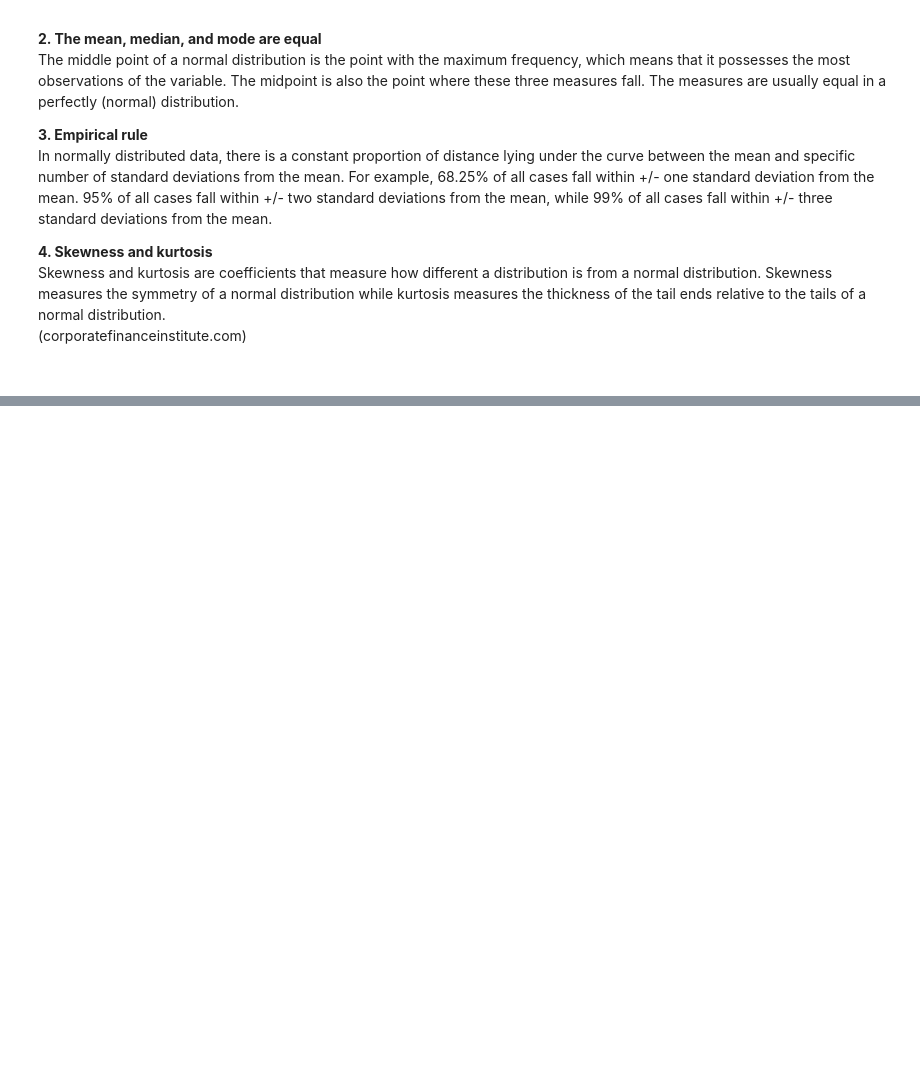
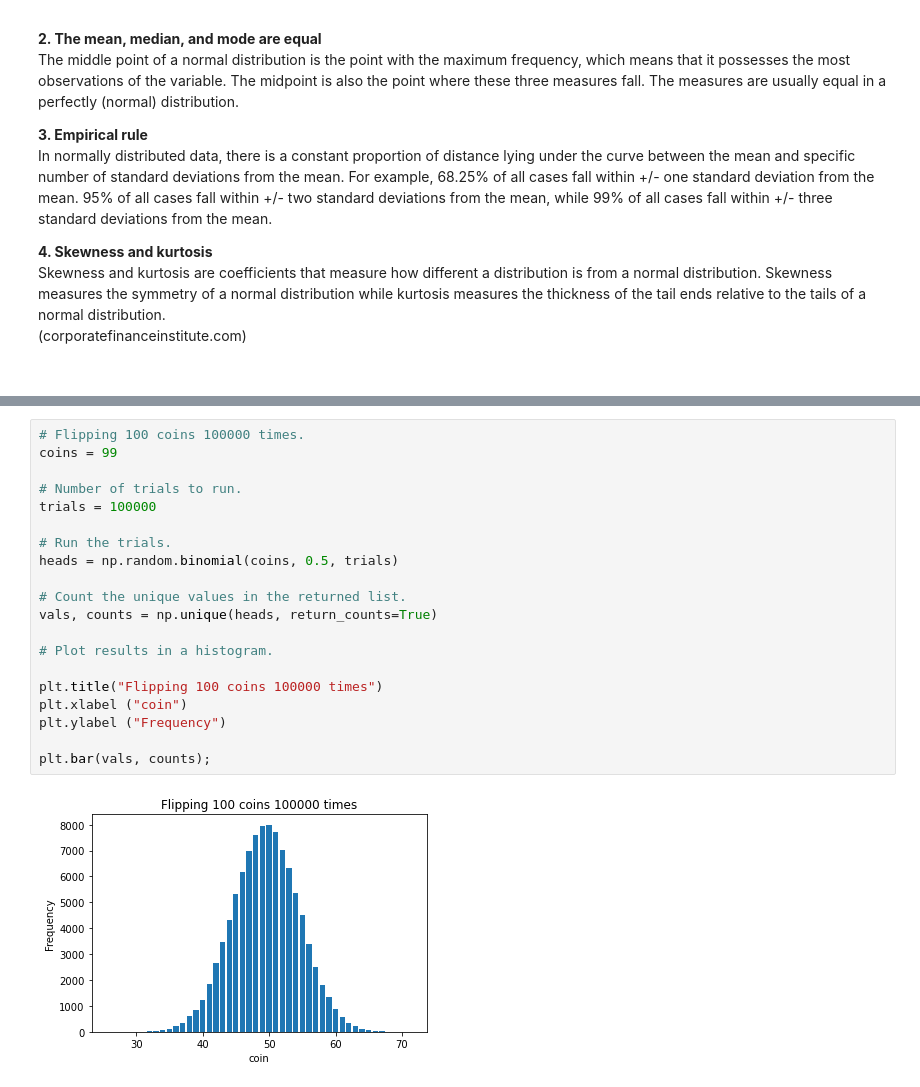
Before and after one commit to JTohall/Fundamentals_of_DataAnalysis, a Jupyter notebook: Normal Distribution Notebook.ipynb, the cells around one changed output, grey strips where cells are left out. Cells and saved outputs as stored; diff of their text form; blank space fills up the shorter version.

```diff
--- a/Normal Distribution Notebook.ipynb
+++ b/Normal Distribution Notebook.ipynb
@@ -197,0 +259,22 @@ As you can see in the image below, two dice are being used, as the rolls increas
+# %%
+# Flipping 100 coins 100000 times.
+coins = 99
+
+# Number of trials to run.
+trials = 100000
+
+# Run the trials.
+heads = np.random.binomial(coins, 0.5, trials)
+
+# Count the unique values in the returned list.
+vals, counts = np.unique(heads, return_counts=True)
+
+# Plot results in a histogram.
+
+plt.title("Flipping 100 coins 100000 times")
+plt.xlabel ("coin")
+plt.ylabel ("Frequency")
+
+plt.bar(vals, counts);
+# %% [output]
+[figure, added]
```
Also changed, not shown: parts of 14 cells of this notebook.
